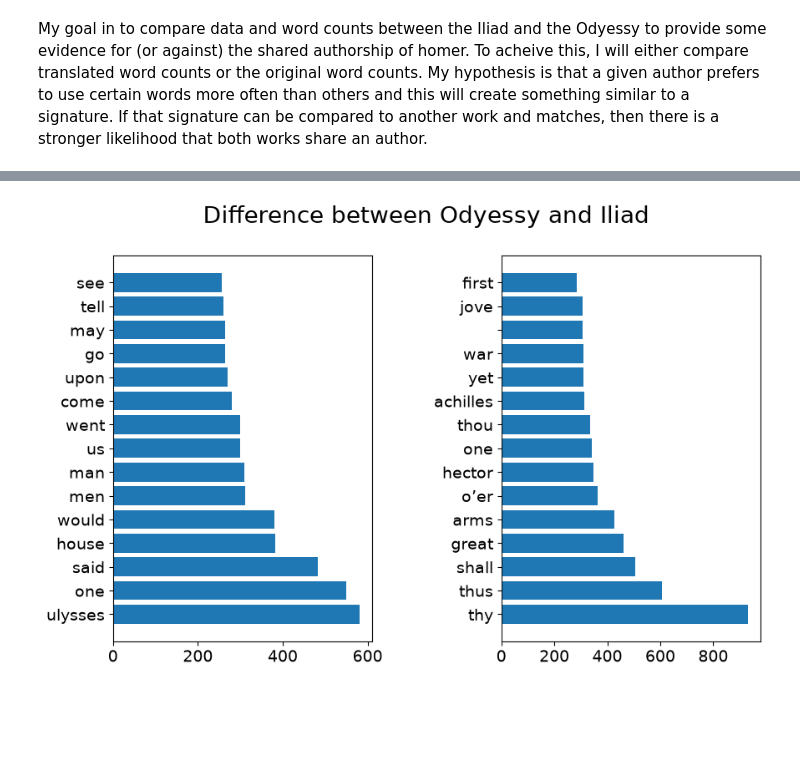
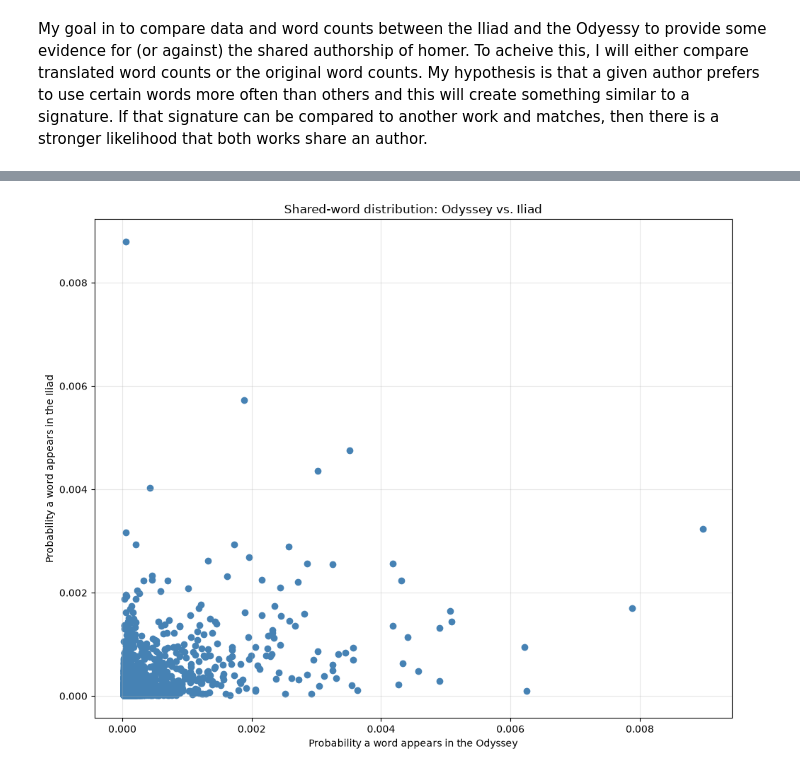
Before and after one commit to utk-cs445-fall26/MiniProject1, a Jupyter notebook: emolder.ipynb, the cells around one changed output, grey strips where cells are left out. Cells and saved outputs as stored; diff of their text form; code cells hidden in the pictures; blank space fills up the shorter version.

Commit message:
Added Plots

```diff
--- a/emolder.ipynb
+++ b/emolder.ipynb
@@ -64,72 +207,76 @@ def get_wf (URL):
     # Remove stop words from the dictionary wf
     for k in stop_words:
         wf. pop(k, None)
 
     #how many regular words in the document?
     tw = 0
     for w in wf:
        tw += wf[w]
 
 
     # Get ordered list
     wfs = sorted (wf .items(), key = operator.itemgetter(1), reverse=True)
-    ml = min(len(wfs),15)
+    ml = min(len(wfs), 10000)
 
     #Reverse the list because barh plots items from the bottom
     return (wfs [ 0:ml ] [::-1], tw)
 
 # Now populate two lists
 (wf_ee, tw_ee) = get_wf('http://www.gutenberg.org/ebooks/1727.txt.utf-8') # Odyessy
 (wf_bu, tw_bu) = get_wf('http://www.gutenberg.org/ebooks/6130.txt.utf-8') # Iliad
 
-%matplotlib inline
-def plotTwoLists (wf_ee, wf_bu, title):
-    f = plt.figure (figsize=(10, 6))
-    # this is painfully tedious....
-    f .suptitle (title, fontsize=20)
-    ax = f.add_subplot(111)
-    ax .spines ['top'] .set_color ('none')
-    ax .spines ['bottom'] .set_color ('none')
-    ax .spines ['left'] .set_color ('none')
-    ax .spines ['right'] .set_color ('none')
-    ax .tick_params (labelcolor='w', top='off', bottom='off', left='off', right='off', labelsize=20)
 
-    # Create two subplots, this is the first one
-    ax1 = f .add_subplot (121)
-    plt .subplots_adjust (wspace=.5)
 
-    pos = np .arange (len(wf_ee)+1)
-    ax1 .tick_params (axis='both', which='major', labelsize=14)
-    pylab .yticks (pos, [ x [0] for x in wf_ee ])
-    ax1 .barh (range(len(wf_ee)), [ x [1] for x in wf_ee ], align='center')
+# Plot the distribution of each word in each text, compared with the general English distribution
 
-    ax2 = f .add_subplot (122)
-    ax2 .tick_params (axis='both', which='major', labelsize=14)
-    pos = np .arange (len(wf_bu)+1)
-    pylab .yticks (pos, [ x [0] for x in wf_bu ])
-    ax2 .barh (range (len(wf_bu)), [ x [1] for x in wf_bu ], align='center')
+try:
+    import wordfreq
+except ModuleNotFoundError:
+    import subprocess, sys
+    subprocess.check_call([sys.executable, "-m", "pip", "install", "wordfreq"], stdout=subprocess.DEVNULL)
+    import wordfreq
 
-def plotTwoLists(wf_ee, wf_bu, title):
-    fig = plt.figure(figsize=(10, 6))
-    fig.suptitle(title, fontsize=20)
 
-    ax1 = fig.add_subplot(121)
-    ax2 = fig.add_subplot(122)
-    plt.subplots_adjust(wspace=.5)
+def normalize_counter(counter):
+    if isinstance(counter, list):
+        counter = dict(counter)
+    total = sum(counter.values())
+    if total == 0:
+        return {}
+    return {word: count / total for word, count in counter.items()}
 
-    for ax, wf in [(ax1, wf_ee), (ax2, wf_bu)]:
-        y = np.arange(len(wf))
-        labels = [x[0] for x in wf]
-        values = [x[1] for x in wf]
+# Convert the top-word lists into distributions and remove names/proper nouns.
+name_words = {
+    "odysseus", "telemachus", "penelope", "athena", "odyssey", "iliad", "homer",
+    "achilles", "helen", "agamemnon", "ulysses", "trojan", "troy", "menelaus",
+    "aeneas", "circe", "suitors", "argos", "shelley", "muse", "zeus", "poseidon",
+    "hermes", "apollo", "apollo", "jupiter", "neptune", "venus", "mars"
+}
 
-        ax.tick_params(axis='both', which='major', labelsize=14)
-        ax.barh(y, values, align='center')
-        ax.set_yticks(y)
-        ax.set_yticklabels(labels)
-        ax.invert_yaxis()
+wf_ee_dist = {w: p for w, p in normalize_counter(dict(wf_ee)).items() if w not in name_words and w.isalpha()}
+wf_bu_dist = {w: p for w, p in normalize_counter(dict(wf_bu)).items() if w not in name_words and w.isalpha()}
 
-    plt.show()
+# General English reference built from the same vocabulary, then normalized.
+all_words = set(wf_ee_dist) | set(wf_bu_dist)
+english_ref = {word: 10 ** (wordfreq.zipf_frequency(word, "en") - 1) for word in all_words}
+english_total = sum(english_ref.values())
+english_dist = {word: freq / english_total for word, freq in english_ref.items()}
 
-plotTwoLists(wf_ee, wf_bu, 'Difference between Odyessy and Iliad')
+# Scatter plot: Odyssey probability on x-axis, Iliad probability on y-axis.
+# Each point is one shared word.
+words = sorted(set(wf_ee_dist) & set(wf_bu_dist))
+
+x_vals = [wf_ee_dist[w] for w in words]
+y_vals = [wf_bu_dist[w] for w in words]
+
+plt.figure(figsize=(10, 8))
+plt.scatter(x_vals, y_vals, alpha=1, color='steelblue')
+
+plt.xlabel('Probability a word appears in the Odyssey')
+plt.ylabel('Probability a word appears in the Iliad')
+plt.title('Shared-word distribution: Odyssey vs. Iliad')
+plt.grid(True, alpha=0.3)
+plt.tight_layout()
+plt.show()
 # %% [output]
-[figure, old version]
+[figure, new version]
```
Also changed, not shown: parts of 1 cell of this notebook.
